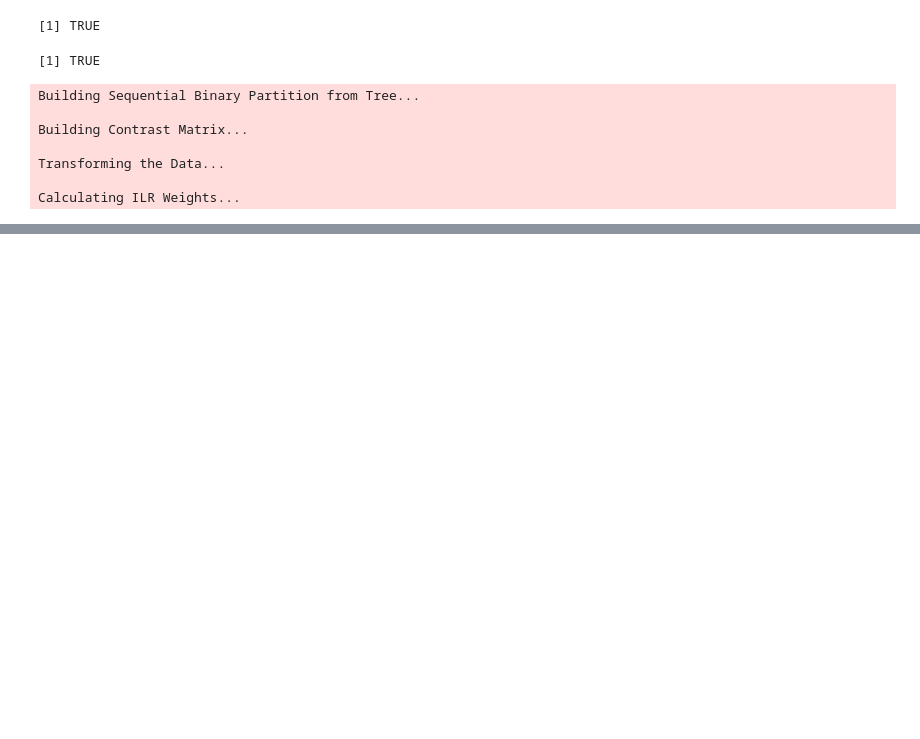
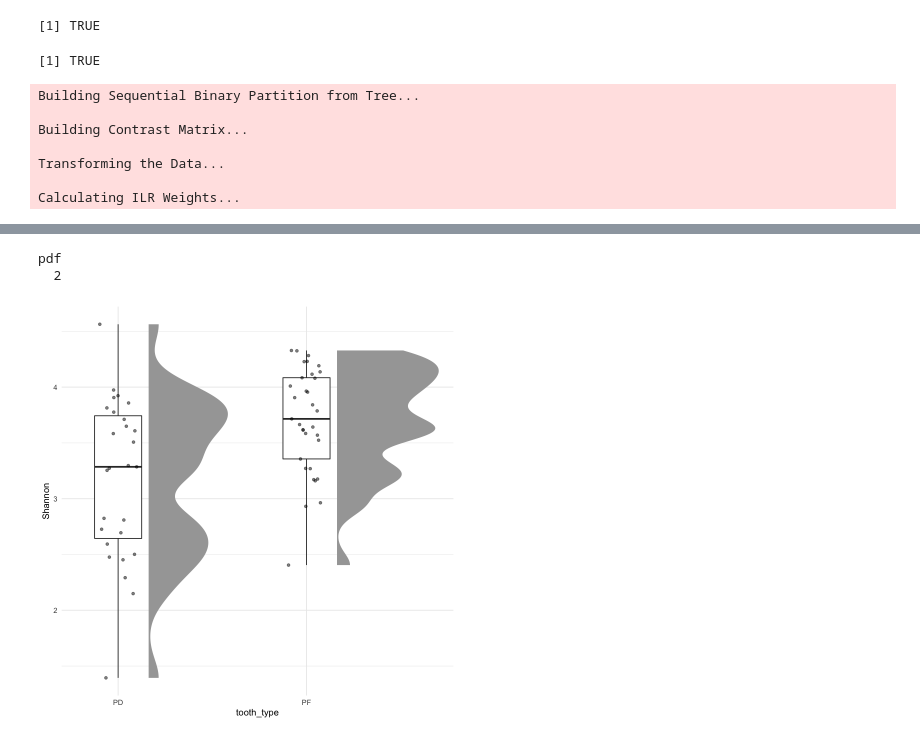
Before and after one commit to aemann01/ads_plaque, a Jupyter notebook: 04-rpoC_processing/diversity_analyses.ipynb, the cells around one changed output, grey strips where cells are left out. Cells and saved outputs as stored; diff of their text form; code cells hidden in the pictures; blank space fills up the shorter version.

```diff
--- a/04-rpoC_processing/diversity_analyses.ipynb
+++ b/04-rpoC_processing/diversity_analyses.ipynb
@@ -270,2 +320,40 @@ pdf
+# %%
+# install.packages("ggdist")
+library(ggdist)
+temp <- estimate_richness(subset_samples(ps.dat, tooth_type == "PD"))
+temp$tooth_type <- "PD"
+temp1 <- estimate_richness(subset_samples(ps.dat, tooth_type == "PF"))
+temp1$tooth_type <- "PF"
+alpha2 <- bind_rows(temp, temp1)
+
+# raincloud plot
+p <- ggplot(alpha2, aes(x = tooth_type, y = Shannon)) +
+  ggdist::stat_halfeye(
+    adjust = .5,
+    width = .6,
+    .width = 0,
+    justification = -.3,
+    point_colour = NA) +
+  geom_boxplot(
+    width = .25,
+    outlier.shape = NA
+  ) +
+  geom_point(
+    size = 1.3,
+    alpha = .5,
+    position = position_jitter(
+      seed = 1, width = .1
+    )
+  ) +
+    theme_minimal() +
+  coord_cartesian(xlim = c(1.3, NA))
+p
+pdf("alphdiv_raincloud.pdf")
+p
+dev.off()
+# %% [output]
+pdf
+  2
+[figure, added]
 # %%
 # significance tests
```
Also changed, not shown: parts of 14 cells of this notebook, 8 other files.
